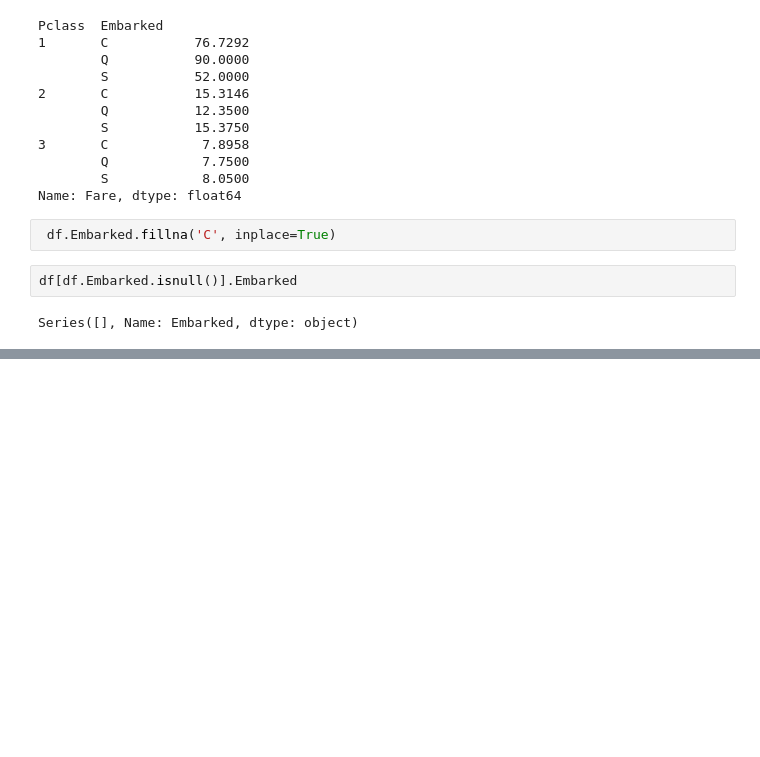
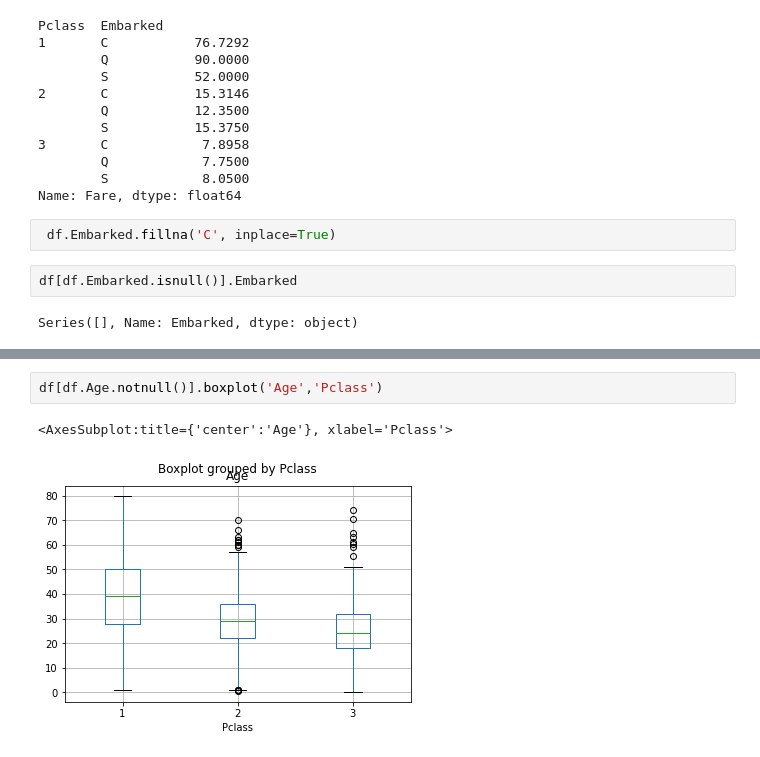
Before and after one commit to gbolahanolumade/Visual, a Jupyter notebook: Visual.ipynb, the cells around one changed output, grey strips where cells are left out. Drawn from its saved outputs; the diff is of its cells as text; blank space fills up the shorter version.

```diff
--- a/Visual.ipynb
+++ b/Visual.ipynb
@@ -480,0 +575,5 @@ Series([], Name: Embarked, dtype: object)
+# %%
+df[df.Age.notnull()].boxplot('Age','Pclass')
+# %% [output]
+<AxesSubplot:title={'center':'Age'}, xlabel='Pclass'>
+[figure, added]
```
Also changed, not shown: parts of 21 cells of this notebook.
